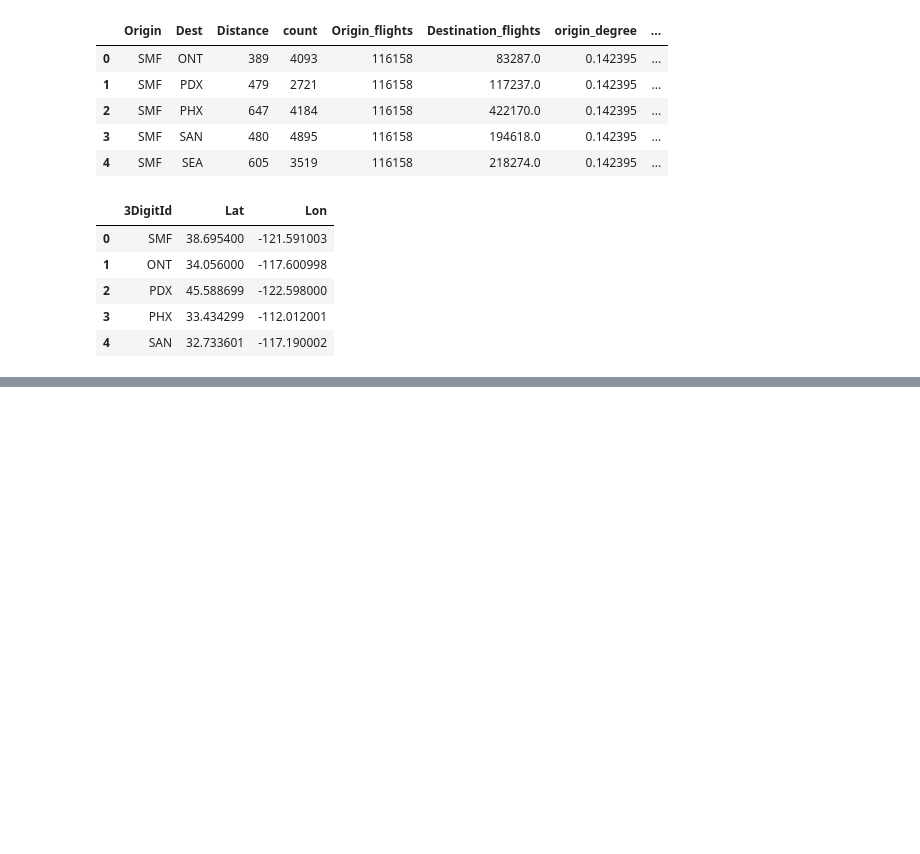
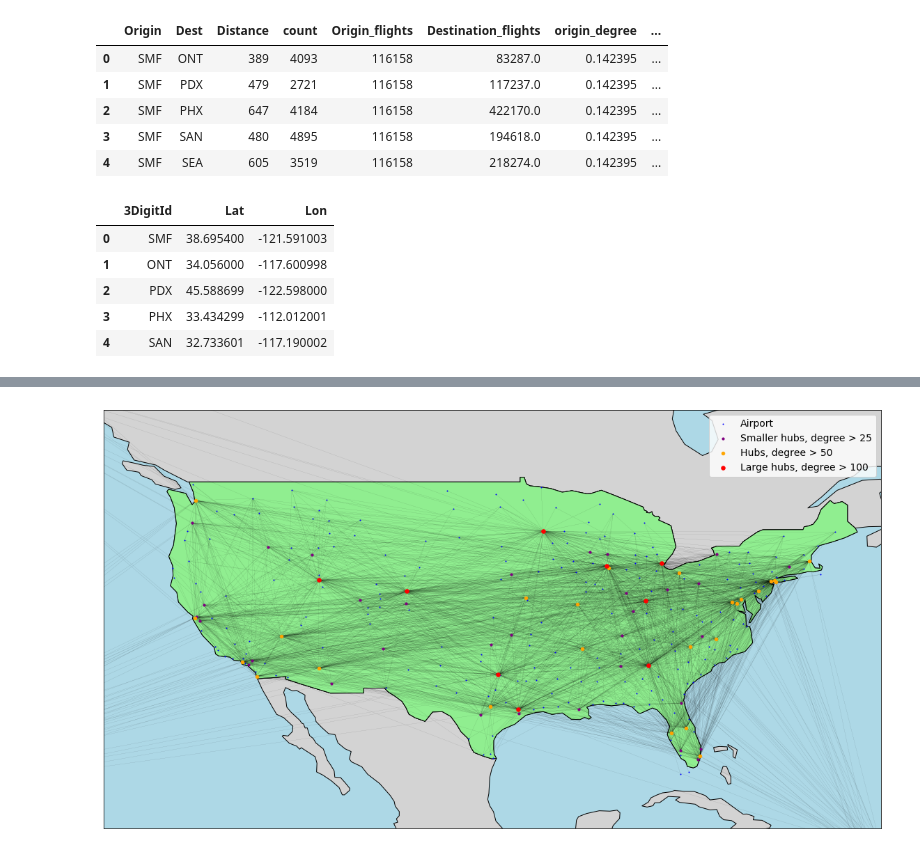
Before and after one commit to Morten-Esketveit/TSDS-gruppe-2019, a Jupyter notebook: Exam/NetworkAnalysis 13MAY19.ipynb, the cells around one changed output, grey strips where cells are left out. Drawn from its saved outputs; the diff is of its cells as text; code cells hidden in the pictures; blank space fills up the shorter version.

```diff
--- a/Exam/NetworkAnalysis 13MAY19.ipynb
+++ b/Exam/NetworkAnalysis 13MAY19.ipynb
@@ -253,6 +259,26 @@ nx.set_node_attributes(Network, pos_)
 # %%
 world = gpd.read_file(gpd.datasets.get_path('naturalearth_lowres'))
 US = world[(world.pop_est>0) & (world.name == "United States")]
+# %%
+fig, ax = plt.subplots(figsize = (20,12))
+pos = {city:(long, lat) for (city, (lat,long)) in nx.get_node_attributes(Network, 'pos').items()}
+world.plot(ax = ax, color = "lightgrey", edgecolor = "black")
+US.plot(ax = ax, color = "lightgreen", edgecolor = "black")
+plt.xlim(-130,-65)
+plt.ylim(20,55)
+ax.set_facecolor("lightblue")
+plt.xticks([])
+plt.yticks([])
+nx.draw_networkx_edges(Network, pos, with_labels=False, width=0.05, ax = ax)
+nx.draw_networkx_nodes(Network, pos, with_labels=False, node_size=1, ax = ax, node_color = "blue").set_label("Airport")
+nx.draw_networkx_nodes(Network, pos, nodelist = hubs_small, with_labels=False, node_size=10, ax = ax, node_color = "purple").set_label("Smaller hubs, degree > 25")
+nx.draw_networkx_nodes(Network, pos, nodelist = hubs, with_labels=False, node_size=20, ax = ax, node_color = "orange").set_label("Hubs, degree > 50")
+nx.draw_networkx_nodes(Network, pos, nodelist = hubs_large, with_labels=False, node_size=30, ax = ax, node_color = "red").set_label("Large hubs, degree > 100")
+#nx.draw_networkx_labels(Network, pos, nodelist = hubs_large)
+plt.legend(fontsize = 14)
+plt.show()
+# %% [output]
+[figure, added]
 # %%
 fig, ax = plt.subplots(figsize = (12,12))
 pos = {city:(long, lat) for (city, (lat,long)) in nx.get_node_attributes(Network, 'pos').items()}
```
Also changed, not shown: parts of 10 cells of this notebook, 6 other files.
